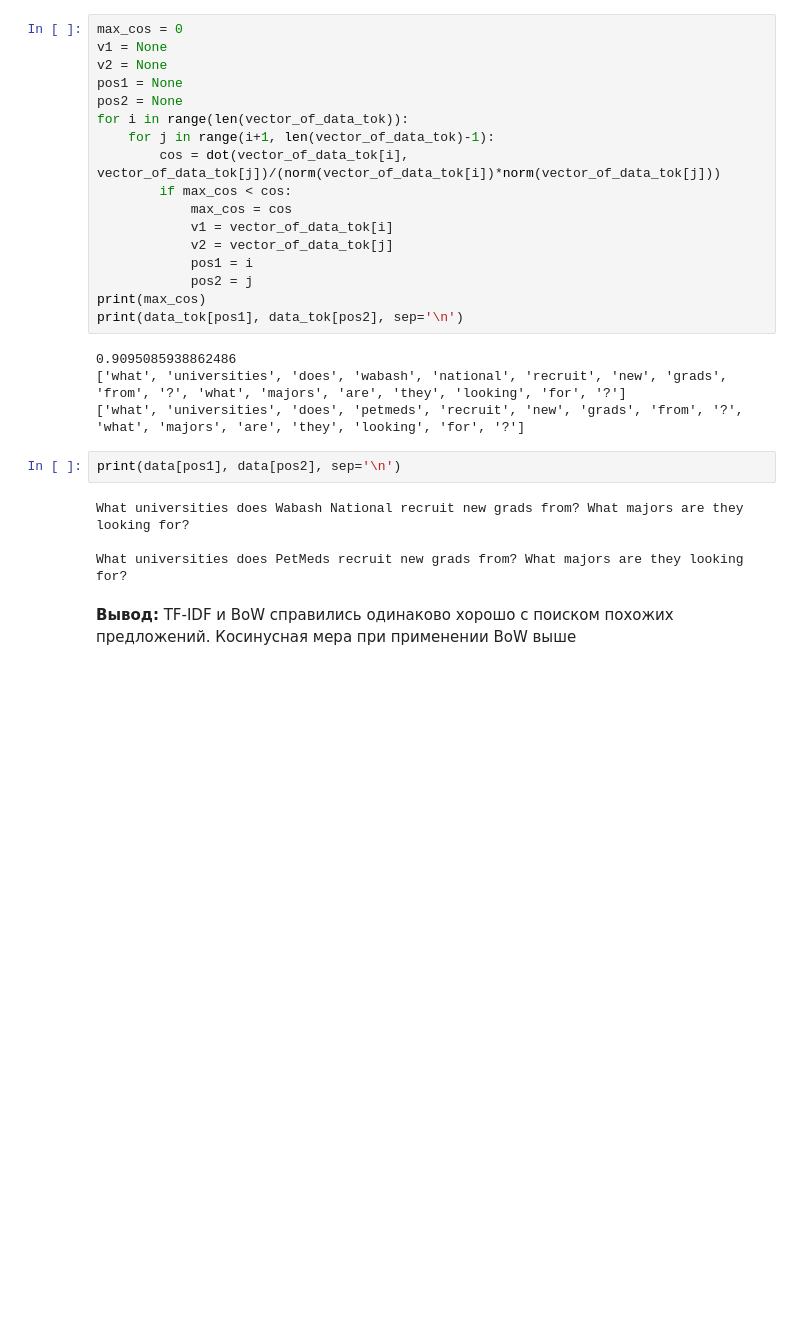
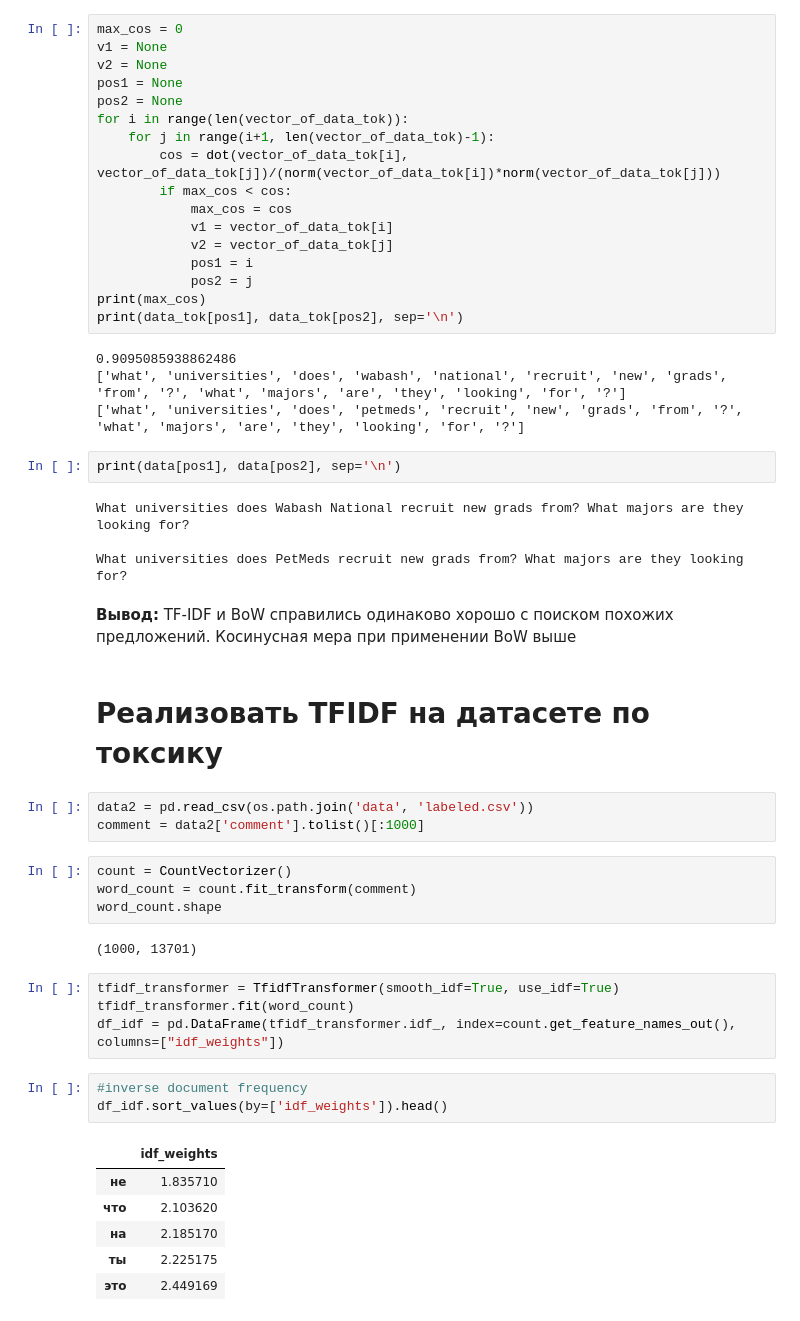
Before and after one commit to Dmilis/DS_student, a Jupyter notebook: NLP2_tfidf_BoW_HW.ipynb, the cells around one changed output. Saved outputs shown, nothing was run; the diff lists cells and outputs as text; blank space fills up the shorter version.

```diff
--- a/NLP2_tfidf_BoW_HW.ipynb
+++ b/NLP2_tfidf_BoW_HW.ipynb
@@ -147,3 +148,28 @@ What universities does Wabash National recruit new grads from? What majors are t
 What universities does PetMeds recruit new grads from? What majors are they looking for?
 # %% [markdown]
 **Вывод:** TF-IDF и BoW справились одинаково хорошо с поиском похожих предложений. Косинусная мера при применении BoW выше
+# %% [markdown]
+# Реализовать TFIDF на датасете по токсику
+# %%
+data2 = pd.read_csv(os.path.join('data', 'labeled.csv'))
+comment = data2['comment'].tolist()[:1000]
+# %%
+count = CountVectorizer()
+word_count = count.fit_transform(comment)
+word_count.shape
+# %% [output]
+(1000, 13701)
+# %%
+tfidf_transformer = TfidfTransformer(smooth_idf=True, use_idf=True)
+tfidf_transformer.fit(word_count)
+df_idf = pd.DataFrame(tfidf_transformer.idf_, index=count.get_feature_names_out(), columns=["idf_weights"])
+# %%
+#inverse document frequency
+df_idf.sort_values(by=['idf_weights']).head()
+# %% [output]
+|  | idf_weights |
+| не | 1.835710 |
+| что | 2.103620 |
+| на | 2.185170 |
+| ты | 2.225175 |
+| это | 2.449169 |
```
Also changed, not shown: parts of 6 cells of this notebook, 3 other files.
